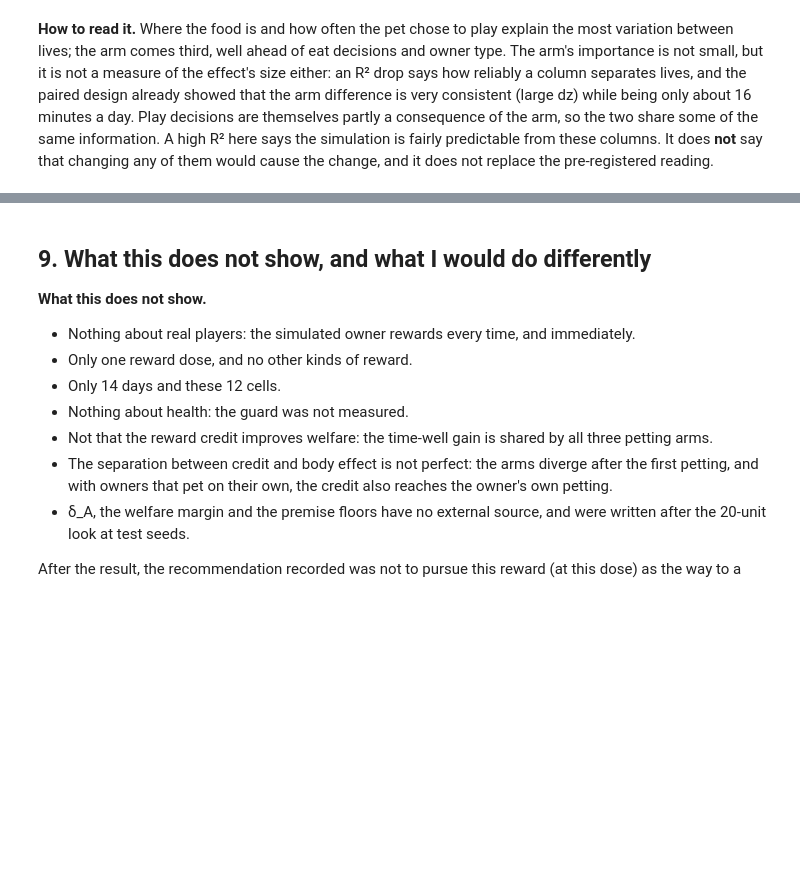
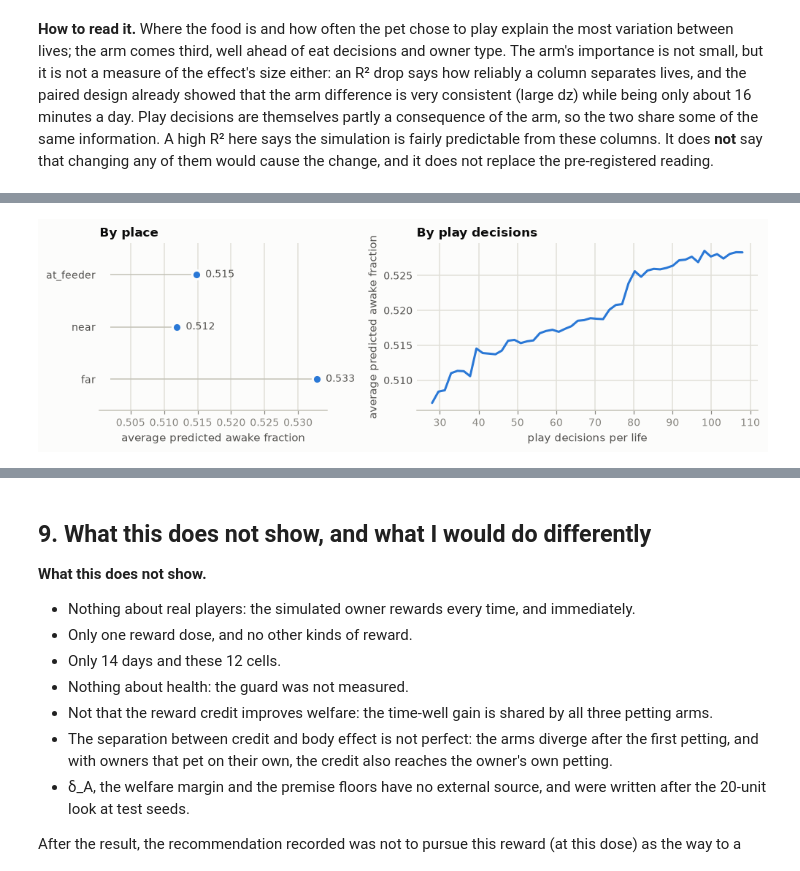
Before and after one commit to matheusmmmp/digilab-reward-case-study, a Jupyter notebook: notebooks/02_case_study.ipynb, the cells around one changed output, grey strips where cells are left out. Saved outputs shown, nothing was run; the diff lists cells and outputs as text; code cells hidden in the pictures; blank space fills up the shorter version.

```diff
--- a/notebooks/02_case_study.ipynb
+++ b/notebooks/02_case_study.ipynb
@@ -566,0 +607,27 @@ plt.show()
+# %%
+#| label: fig-pdp
+#| fig-cap: "Exploratory, after the result. Partial dependence of the gradient-boosting model for its two most important columns: the average predicted awake fraction when every life is given that place (left) or that number of play decisions (right, 5th to 95th percentile). A description of the fitted model, not of what changing a column would cause."
+#| code-summary: "Partial dependence chart"
+#| fig-alt: "Two-panel partial dependence chart of the gradient boosting model. Left: average predicted awake fraction by place: far 0.533, at_feeder 0.515, near 0.512. Right: average predicted awake fraction against play decisions per life, rising unevenly from about 0.507 at 28 play decisions to about 0.528 at 108."
+fig, axes = plt.subplots(1, 2, figsize=(9.2, 3.0), gridspec_kw={"width_ratios": [2, 3]})
+places = [p for p in cs.PLACES if p in place_pd.index]
+yy = np.arange(len(places))
+axes[0].hlines(yy, place_pd.min() - 0.01, place_pd.loc[places], color=style.BASELINE, lw=1, zorder=2)
+axes[0].plot(place_pd.loc[places], yy, "o", ms=8, color=style.ACCENT, mec=style.SURFACE, mew=2, zorder=3)
+for k, p in enumerate(places):
+    axes[0].annotate(f"{place_pd[p]:.3f}", (place_pd[p], k), xytext=(8, 0), textcoords="offset points",
+                     va="center", color=style.INK_2, fontsize=9)
+axes[0].set_yticks(yy, places)
+axes[0].set_ylim(len(places) - 0.4, -0.6)
+axes[0].grid(axis="y", visible=False)
+axes[0].set_xlabel("average predicted awake fraction")
+axes[0].set_title("By place")
+axes[1].plot(play_grid, play_pd, color=style.ACCENT)
+axes[1].grid(axis="y", visible=True)
+axes[1].set_xlabel("play decisions per life")
+axes[1].set_ylabel("average predicted awake fraction")
+axes[1].set_title("By play decisions")
+fig.tight_layout()
+plt.show()
+# %% [output]
+[figure, added]
```
Also changed, not shown: parts of 8 cells of this notebook.
